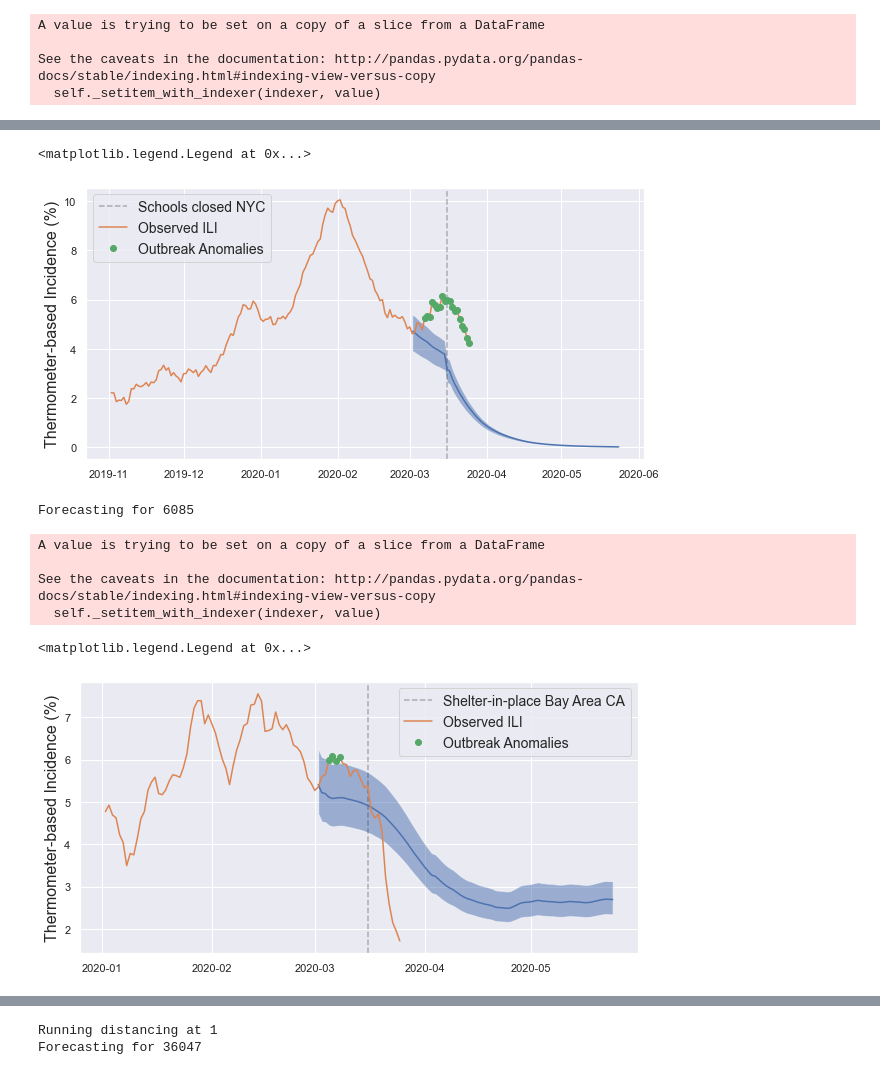
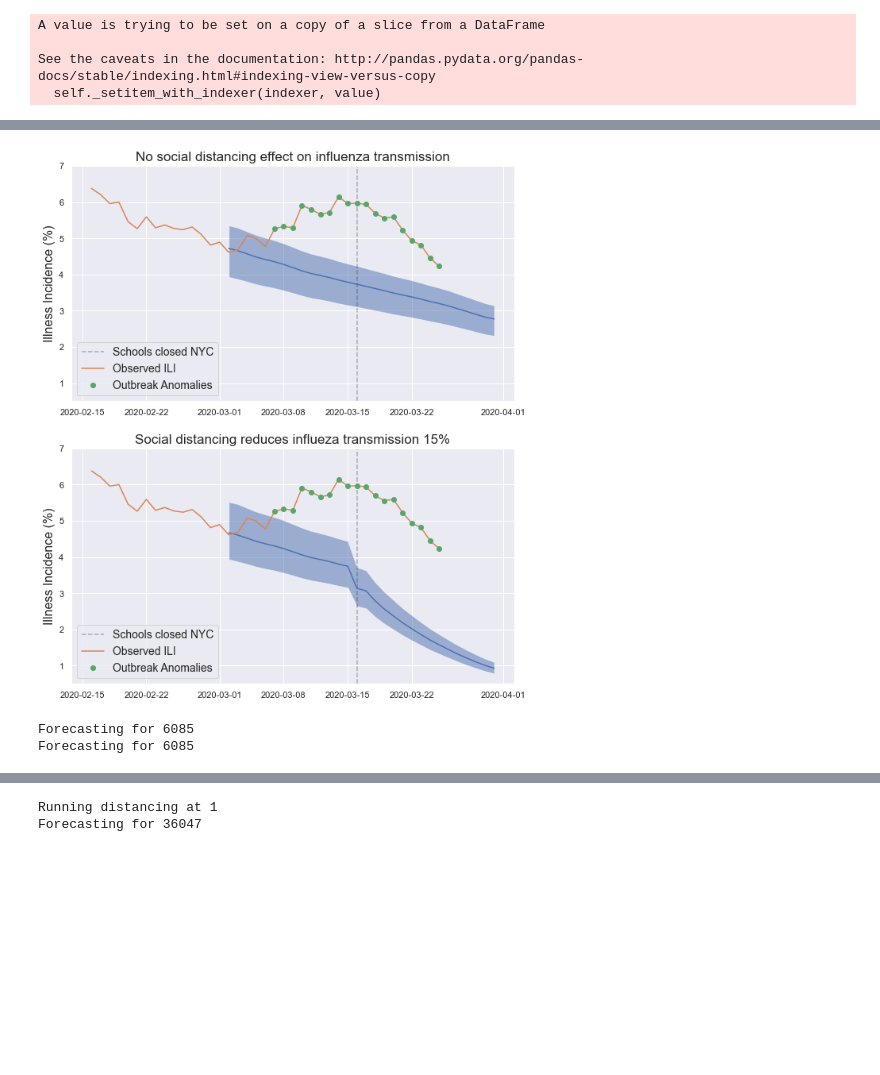
Before and after one commit to kinsahealth/therm_anomaly_detection, a Jupyter notebook: Brooklyn_SantaClara_examples.ipynb, the cells around one changed output, grey strips where cells are left out. Cells and saved outputs as stored; diff of their text form; code cells hidden in the pictures; blank space fills up the shorter version.

```diff
--- a/Brooklyn_SantaClara_examples.ipynb
+++ b/Brooklyn_SantaClara_examples.ipynb
@@ -85,46 +81,45 @@ See the caveats in the documentation: http://pandas.pydata.org/pandas-docs/stabl
-# %%
-### Social distancing estimate
-sub = test_distancing[test_distancing.ds > '2019-11-01'].copy()
-sub.sort_values('ds', inplace=True)
-
-plt.figure(figsize=(10, 5))
-plt.axvline(pd.to_datetime('2020-03-16'), color='k', linestyle='--', alpha=0.3, label='Schools closed NYC')
-plt.fill_between(sub.ds, sub['97.5%'], sub['2.5%'], alpha=0.5)
-plt.plot(sub.ds, sub['50%'], label='')
-plt.plot(sub.ds, sub.percent_ill, label='Observed ILI')
-plt.plot(sub.ds, sub.anomaly_ili, '.', ms=12, label='Outbreak Anomalies')
-
-plt.ylabel('Thermometer-based Incidence (%)', fontsize=16)
-plt.legend(fontsize=14, loc='upper left')
-# %% [output]
-<matplotlib.legend.Legend at 0x...>
-[figure, removed]
+# %%
+### Social distancing estimate in Brooklyn
+bk_85 = bk_distancing[(bk_distancing.ds > '2020-02-15') &
+                      (bk_distancing.ds < '2020-04-01')].copy()
+bk_85.sort_values('ds', inplace=True)
+
+bk_100 = bk100[(bk100.ds > '2020-02-15') &
+               (bk100.ds < '2020-04-01')].copy()
+bk_100.sort_values('ds', inplace=True)
+
+fig, ax = plt.subplots(2, 1, figsize=(10, 12))
+
+ax[0].axvline(pd.to_datetime('2020-03-16'), color='k', linestyle='--', alpha=0.3, label='Schools closed NYC')
+ax[0].fill_between(bk_100.ds, bk_100['97.5%'], bk_100['2.5%'], alpha=0.5)
+ax[0].plot(bk_100.ds, bk_100['50%'], label='')
+ax[0].plot(bk_100.ds, bk_100.percent_ill, label='Observed ILI')
+ax[0].plot(bk_100.ds, bk_100.anomaly_ili, '.', ms=12, label='Outbreak Anomalies')
+
+ax[1].axvline(pd.to_datetime('2020-03-16'), color='k', linestyle='--', alpha=0.3, label='Schools closed NYC')
+ax[1].fill_between(bk_85.ds, bk_85['97.5%'], bk_85['2.5%'], alpha=0.5)
+ax[1].plot(bk_85.ds, bk_85['50%'], label='')
+ax[1].plot(bk_85.ds, bk_85.percent_ill, label='Observed ILI')
+ax[1].plot(bk_85.ds, bk_85.anomaly_ili, '.', ms=12, label='Outbreak Anomalies')
+
+ax[0].set_ylabel('Illness Incidence (%)', fontsize=16)
+ax[1].set_ylabel('Illness Incidence (%)', fontsize=16)
+ax[0].legend(fontsize=14, loc='lower left')
+ax[1].legend(fontsize=14, loc='lower left')
+ax[0].set_title('No social distancing effect on influenza transmission', fontsize=17)
+ax[1].set_title('Social distancing reduces influeza transmission 15%', fontsize=17)
+ax[0].set_ylim(0.5, 7)
+ax[1].set_ylim(0.5, 7)
+plt.savefig('Figure S1.png', dpi=300)
+# %% [output]
+[figure, added]
 # %%
 ## Now for the Santa Clara example
 sc_df = pd.read_csv('data/santa_clara.csv')
 sc_df['ds'] = pd.to_datetime(sc_df['ds'])
 # %%
-test = run_anomalies(sc_df, ['2020-03-01'], simulations=100)
+sc100 = run_anomalies(sc_df, ['2020-03-01'], simulations=100)
+sc_distancing = run_anomalies(sc_df, ['2020-03-01'], social_mod=0.85, simulations=100)
 # %% [output]
 Forecasting for 6085
+Forecasting for 6085
-A value is trying to be set on a copy of a slice from a DataFrame
-
-See the caveats in the documentation: http://pandas.pydata.org/pandas-docs/stable/indexing.html#indexing-view-versus-copy
-  self._setitem_with_indexer(indexer, value)
-# %%
-### Figure SX: Example detection in Santa Clara County
-sub = test[test.ds > '2020-01-01'].copy()
-sub.sort_values('ds', inplace=True)
-
-plt.figure(figsize=(10, 5))
-plt.axvline(pd.to_datetime('2020-03-16'), color='k', linestyle='--', alpha=0.3, label='Shelter-in-place Bay Area CA')
-plt.fill_between(sub.ds, sub['97.5%'], sub['2.5%'], alpha=0.5)
-plt.plot(sub.ds, sub['50%'], label='')
-plt.plot(sub.ds, sub.percent_ill, label='Observed ILI')
-plt.plot(sub.ds, sub.anomaly_ili, '.', ms=12, label='Outbreak Anomalies')
-
-plt.ylabel('Thermometer-based Incidence (%)', fontsize=16)
-plt.legend(fontsize=14, loc='upper right')
-# %% [output]
-<matplotlib.legend.Legend at 0x...>
-[figure, removed]
```
Also changed, not shown: parts of 12 cells of this notebook, 1 other file.
